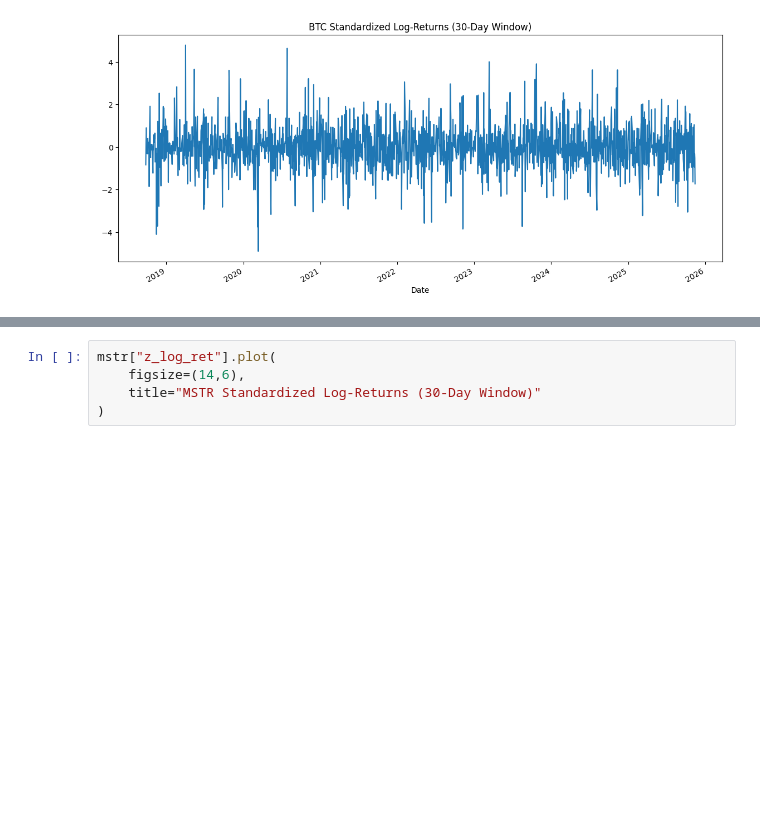
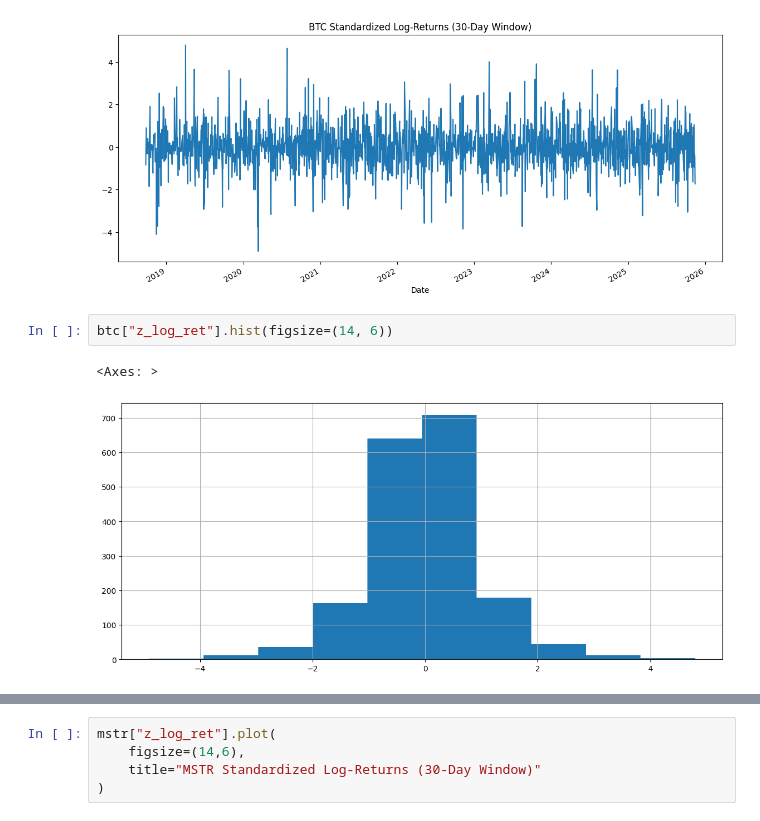
Before and after one commit to spxrq/mstr-bullcall-spread-strategy, a Jupyter notebook: notebooks/01_explore_btc_mstr.ipynb, the cells around one changed output, grey strips where cells are left out. Drawn from its saved outputs; the diff is of its cells as text; blank space fills up the shorter version.

```diff
--- a/notebooks/01_explore_btc_mstr.ipynb
+++ b/notebooks/01_explore_btc_mstr.ipynb
@@ -109,6 +110,11 @@ btc["z_log_ret"].plot(
 # %% [output]
 <Axes: title={'center': 'BTC Standardized Log-Returns (30-Day Window)'}, xlabel='Date'>
 [figure]
+# %%
+btc["z_log_ret"].hist(figsize=(14, 6))
+# %% [output]
+<Axes: >
+[figure, added]
 # %%
 # MSTR
 mstr["log_ret"] = np.log(mstr["Close"]).diff()
```
Also changed, not shown: parts of 11 cells of this notebook, 1 other file.
